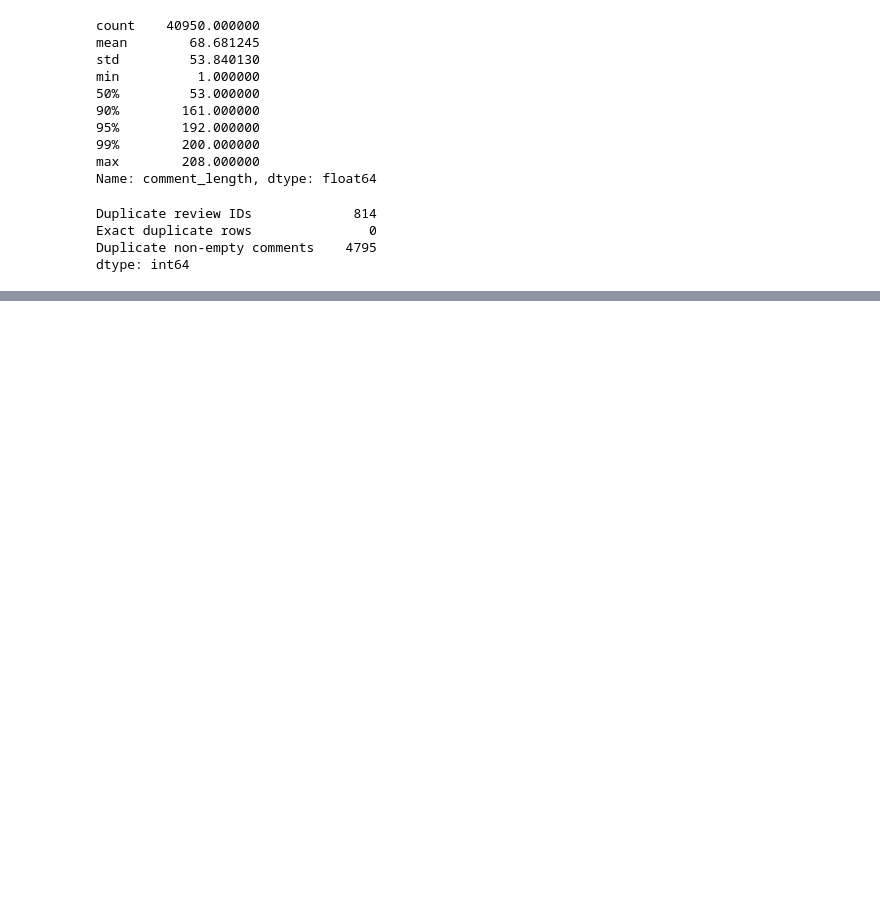
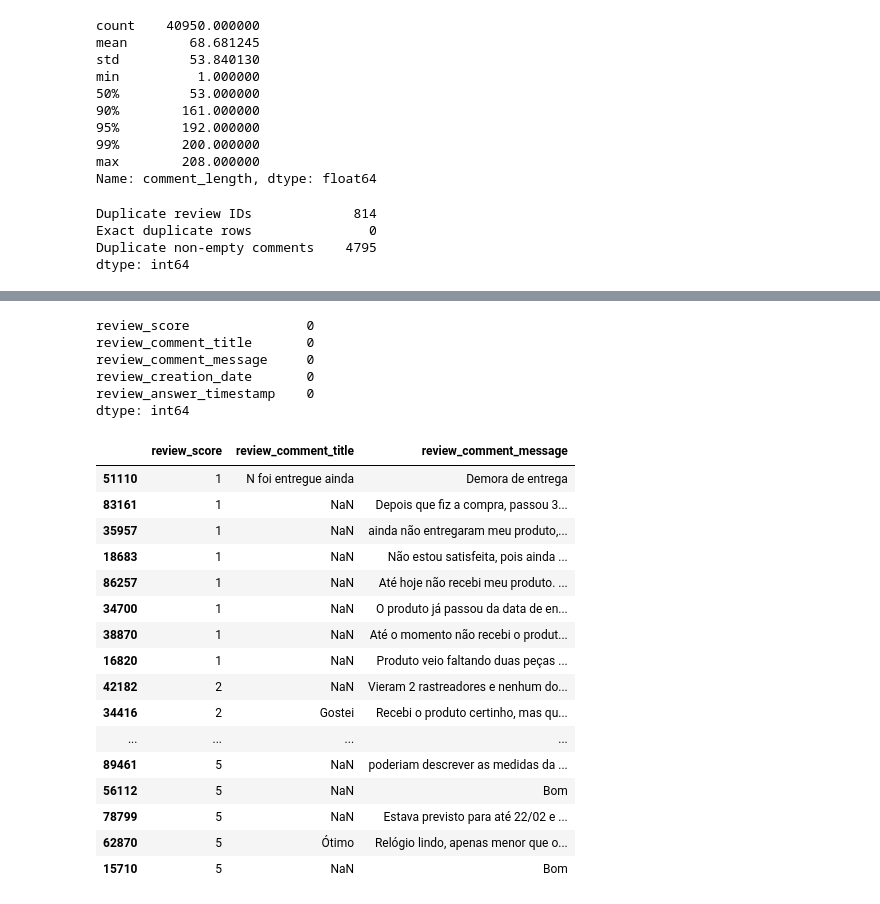
Before and after one commit to erick00denner/tech_challenge_4_voice_of_customer_intelligence_rag, a Jupyter notebook: notebooks/01_exploratory_analysis.ipynb, the cells around one changed output, grey strips where cells are left out. Cells and saved outputs as stored; diff of their text form; code cells hidden in the pictures; blank space fills up the shorter version.

```diff
--- a/notebooks/01_exploratory_analysis.ipynb
+++ b/notebooks/01_exploratory_analysis.ipynb
@@ -132,0 +324,58 @@ dtype: int64
+# %%
+
+"""Check whether repeated review IDs have conflicting attributes."""
+
+fields = [
+    "review_score",
+    "review_comment_title",
+    "review_comment_message",
+    "review_creation_date",
+    "review_answer_timestamp",
+]
+
+consistency = duplicates.groupby("review_id")[fields].nunique(
+    dropna=False
+)
+
+conflicts = consistency.gt(1).sum()
+
+display(conflicts)
+# %% [output]
+review_score               0
+review_comment_title       0
+review_comment_message     0
+review_creation_date       0
+review_answer_timestamp    0
+dtype: int64
+# %%
+
+"""Sample customer comments across review scores."""
+
+sample = (
+    text_reviews.groupby("review_score", group_keys=False)
+    .sample(n=8, random_state=42)
+)
+
+display(
+    sample[
+        ["review_score", "review_comment_title", "review_comment_message"]
+    ].sort_values("review_score")
+)
+# %% [output]
+|  | review_score | review_comment_title | review_comment_message |
+| 51110 | 1 | N foi entregue ainda | Demora de entrega |
+| 83161 | 1 | NaN | Depois que fiz a compra, passou 3... |
+| 35957 | 1 | NaN | ainda não entregaram meu produto,... |
+| 18683 | 1 | NaN | Não estou satisfeita, pois ainda ... |
+| 86257 | 1 | NaN | Até hoje não recebi meu produto. ... |
+| 34700 | 1 | NaN | O produto já passou da data de en... |
+| 38870 | 1 | NaN | Até o momento não recebi o produt... |
+| 16820 | 1 | NaN | Produto veio faltando duas peças ... |
+| 42182 | 2 | NaN | Vieram 2 rastreadores e nenhum do... |
+| 34416 | 2 | Gostei | Recebi o produto certinho, mas qu... |
+| ... | ... | ... | ... |
+| 89461 | 5 | NaN | poderiam descrever as medidas da ... |
+| 56112 | 5 | NaN | Bom |
+| 78799 | 5 | NaN | Estava previsto para até 22/02 e ... |
+| 62870 | 5 | Ótimo | Relógio lindo, apenas menor que o... |
+| 15710 | 5 | NaN | Bom |
```
Also changed, not shown: parts of 13 cells of this notebook.
